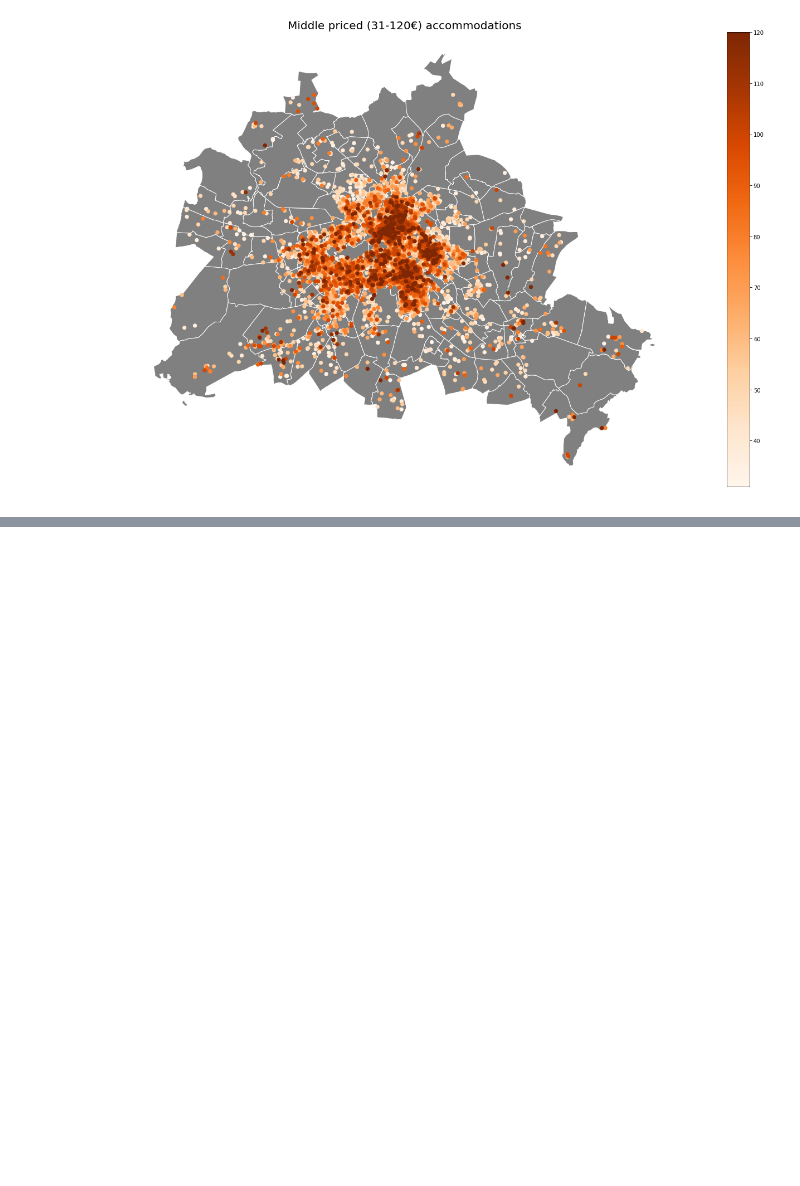
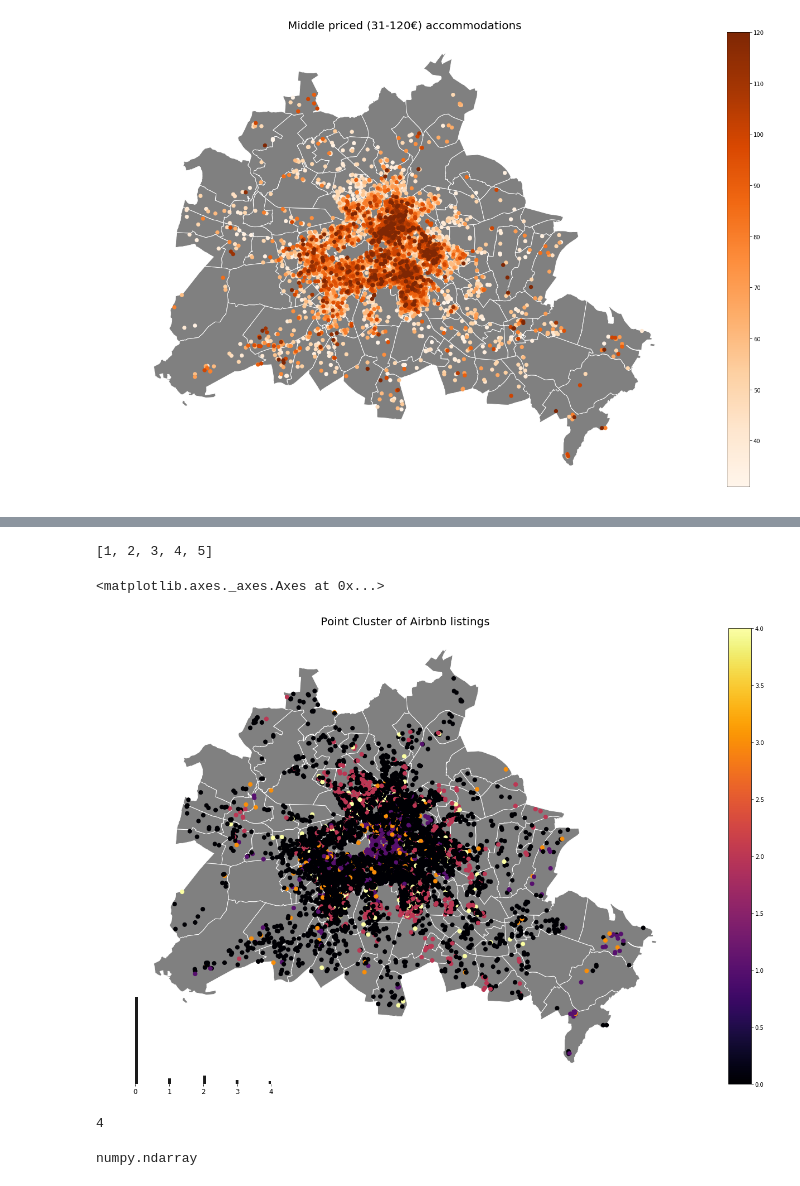
Before and after one commit to adivicco47/Spatialstatistics, a Jupyter notebook: BerlinListings.ipynb, the cells around one changed output, grey strips where cells are left out. Cells and saved outputs as stored; diff of their text form; code cells hidden in the pictures; blank space fills up the shorter version.

```diff
--- a/BerlinListings.ipynb
+++ b/BerlinListings.ipynb
@@ -217,0 +231,30 @@ cluster.plot("LISA_CL", cmap="RdBu", markersize=30)
+# %%
+print(bins)
+# %% [output]
+[1, 2, 3, 4, 5]
+# %%
+fig, ax = plt.subplots(figsize=(30,15))
+ax.set_aspect('equal')
+plt.title("Point Cluster of Airbnb listings", fontsize=20)
+district.plot(ax=ax, color='grey', edgecolor='white')
+cluster.plot("LISA_CL",ax=ax, figsize=(30,15), cmap="inferno", markersize= 50, legend=True)
+ax.axis('off')
+legendgram(plt.gcf(), # grab the figure, we need it
+           ax, # the axis to add the legend
+           cluster.LISA_CL, # the attribute to map
+           np.percentile(cluster.LISA_CL, np.arange(0,4,1)), # the breaks to induce color differences on
+           mplpal.Inferno_4 # the palette to use
+
+
+          )
+# %% [output]
+<matplotlib.axes._axes.Axes at 0x...>
+[figure, added]
+# %%
+len(np.percentile(cluster.LISA_CL, np.arange(0,4,1)))
+# %% [output]
+4
+# %%
+type(np.percentile(cluster.LISA_CL, np.arange(0,4,1)))
+# %% [output]
+numpy.ndarray
```
Also changed, not shown: parts of 8 cells of this notebook.
